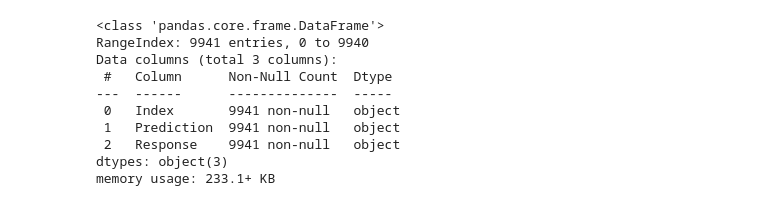
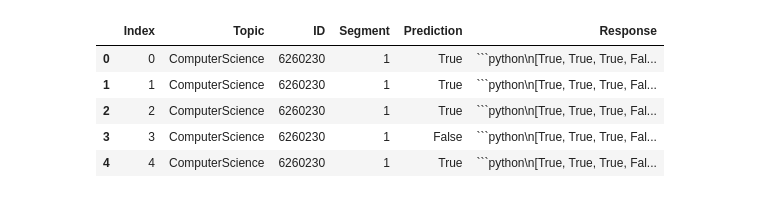
Before and after one commit to kmvolv/Note-Classifier, a Jupyter notebook: LLM_model.ipynb, the cells around one changed output. Saved outputs shown, nothing was run; the diff lists cells and outputs as text; code cells hidden in the pictures.

````diff
--- a/LLM_model.ipynb
+++ b/LLM_model.ipynb
@@ -134,17 +253,12 @@ Predictions saved for Segment 4.
 # %%
-predictions_df.info()
-predictions_df.to_csv('note classification\\predictions.csv', index=False)
+predictions_df.head()
 # %% [output]
-<class 'pandas.core.frame.DataFrame'>
-RangeIndex: 9941 entries, 0 to 9940
-Data columns (total 3 columns):
- #   Column      Non-Null Count  Dtype
----  ------      --------------  -----
- 0   Index       9941 non-null   object
- 1   Prediction  9941 non-null   object
- 2   Response    9941 non-null   object
-dtypes: object(3)
-memory usage: 233.1+ KB
+|  | Index | Topic | ID | Segment | Prediction | Response |
+| 0 | 0 | ComputerScience | 6260230 | 1 | True | ```python\n[True, True, True, Fal... |
+| 1 | 1 | ComputerScience | 6260230 | 1 | True | ```python\n[True, True, True, Fal... |
+| 2 | 2 | ComputerScience | 6260230 | 1 | True | ```python\n[True, True, True, Fal... |
+| 3 | 3 | ComputerScience | 6260230 | 1 | False | ```python\n[True, True, True, Fal... |
+| 4 | 4 | ComputerScience | 6260230 | 1 | True | ```python\n[True, True, True, Fal... |
 # %%
 test_df = pd.read_csv('note classification\\test.csv', encoding='cp1252')
 # %%
````
Also changed, not shown: parts of 9 cells of this notebook, 3 other files.
